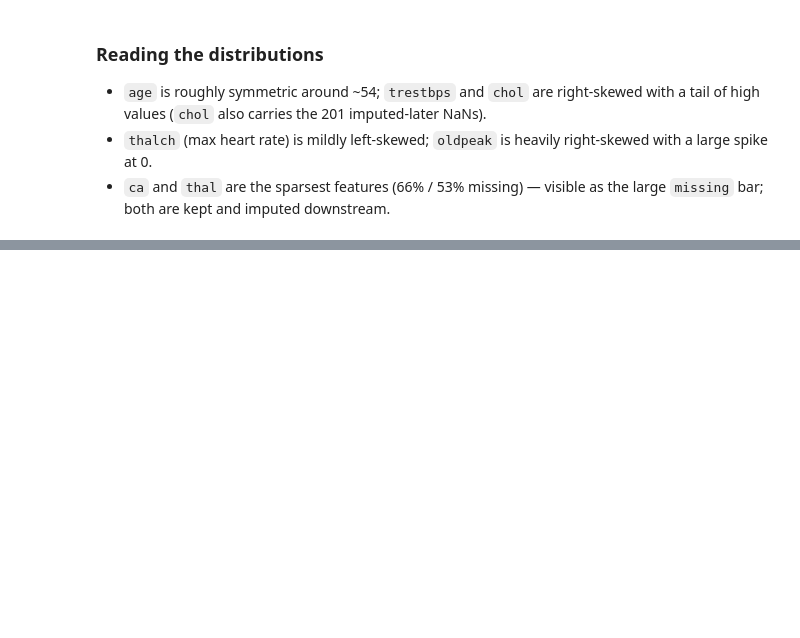
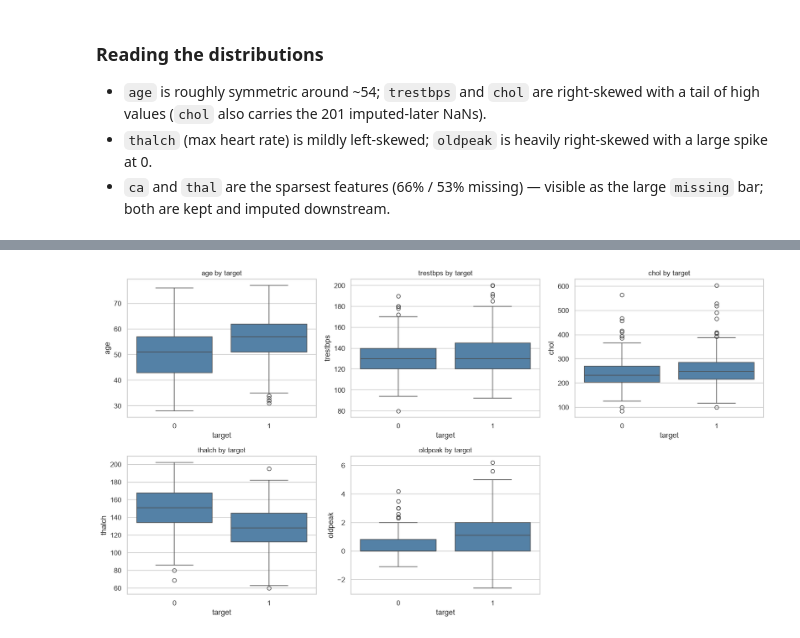
Before and after one commit to Moudjib16/Heart-Disease-Prediction, a Jupyter notebook: notebooks/01_eda.ipynb, the cells around one changed output, grey strips where cells are left out. Saved outputs shown, nothing was run; the diff lists cells and outputs as text; code cells hidden in the pictures; blank space fills up the shorter version.

```diff
--- a/notebooks/01_eda.ipynb
+++ b/notebooks/01_eda.ipynb
@@ -313,0 +373,11 @@ summary
+# %%
+box_cols = ["age", "trestbps", "chol", "thalch", "oldpeak"]
+fig, axes = plt.subplots(2, 3, figsize=(15, 8))
+for ax, col in zip(axes.ravel(), box_cols):
+    sns.boxplot(data=df, x="target", y=col, ax=ax, color="steelblue")
+    ax.set_title(f"{col} by target")
+for ax in axes.ravel()[len(box_cols):]:
+    ax.axis("off")
+save_fig("bivariate_boxplots")
+# %% [output]
+[figure, added]
```
Also changed, not shown: parts of 5 cells of this notebook.
